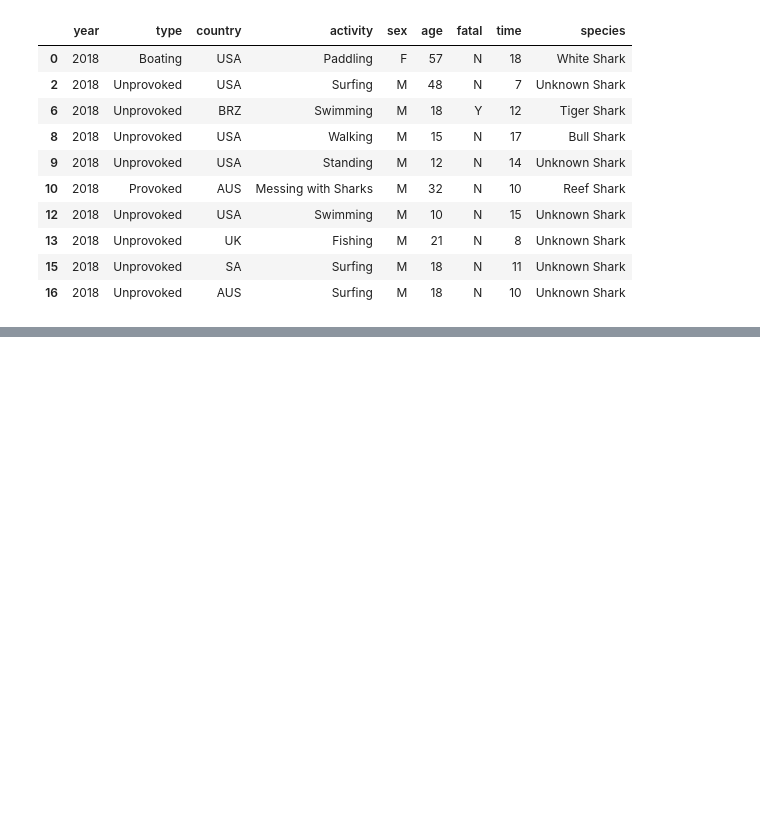
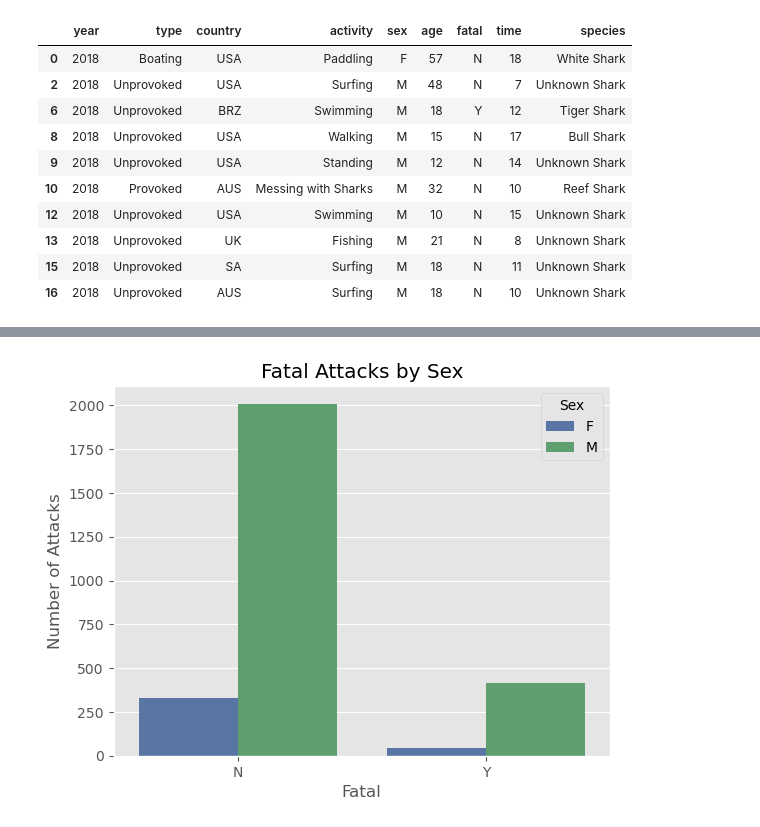
Before and after one commit to Raughar/Shark-Attack-Project, a Jupyter notebook: shark-attack-notebook.ipynb, the cells around one changed output, grey strips where cells are left out. Saved outputs shown, nothing was run; the diff lists cells and outputs as text; code cells hidden in the pictures; blank space fills up the shorter version.

```diff
--- a/shark-attack-notebook.ipynb
+++ b/shark-attack-notebook.ipynb
@@ -945,0 +974,10 @@ shark_final.to_csv(r'C:\Users\Samu\Documents\Ironhack\Shark-Attack-Project\files
+# %%
+#Plotting to see which sex have the most fatal attacks
+sns.countplot(x='fatal', hue='sex', data=shark_final)
+plt.xlabel('Fatal')
+plt.ylabel('Number of Attacks')
+plt.title('Fatal Attacks by Sex')
+plt.legend(title='Sex')
+plt.show()
+# %% [output]
+[figure, added]
```
Also changed, not shown: parts of 30 cells of this notebook.
